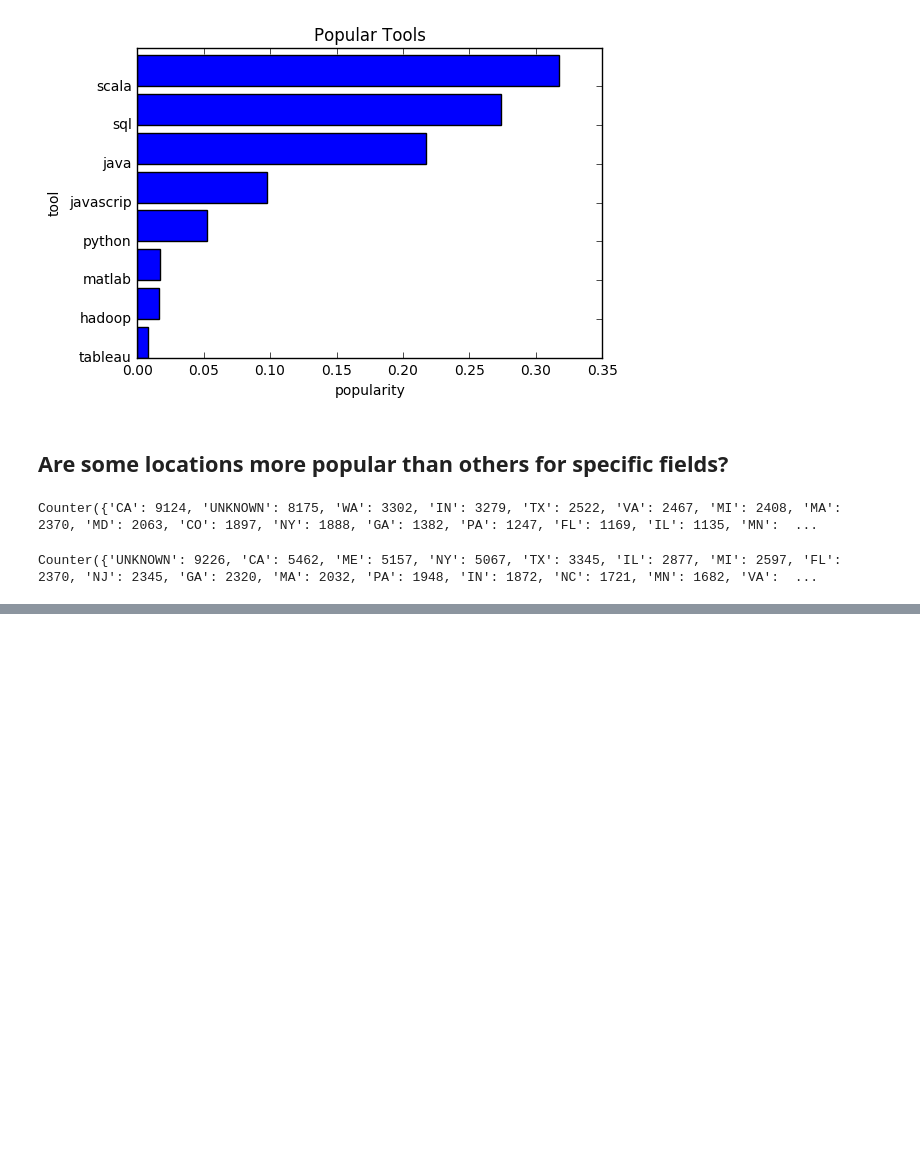
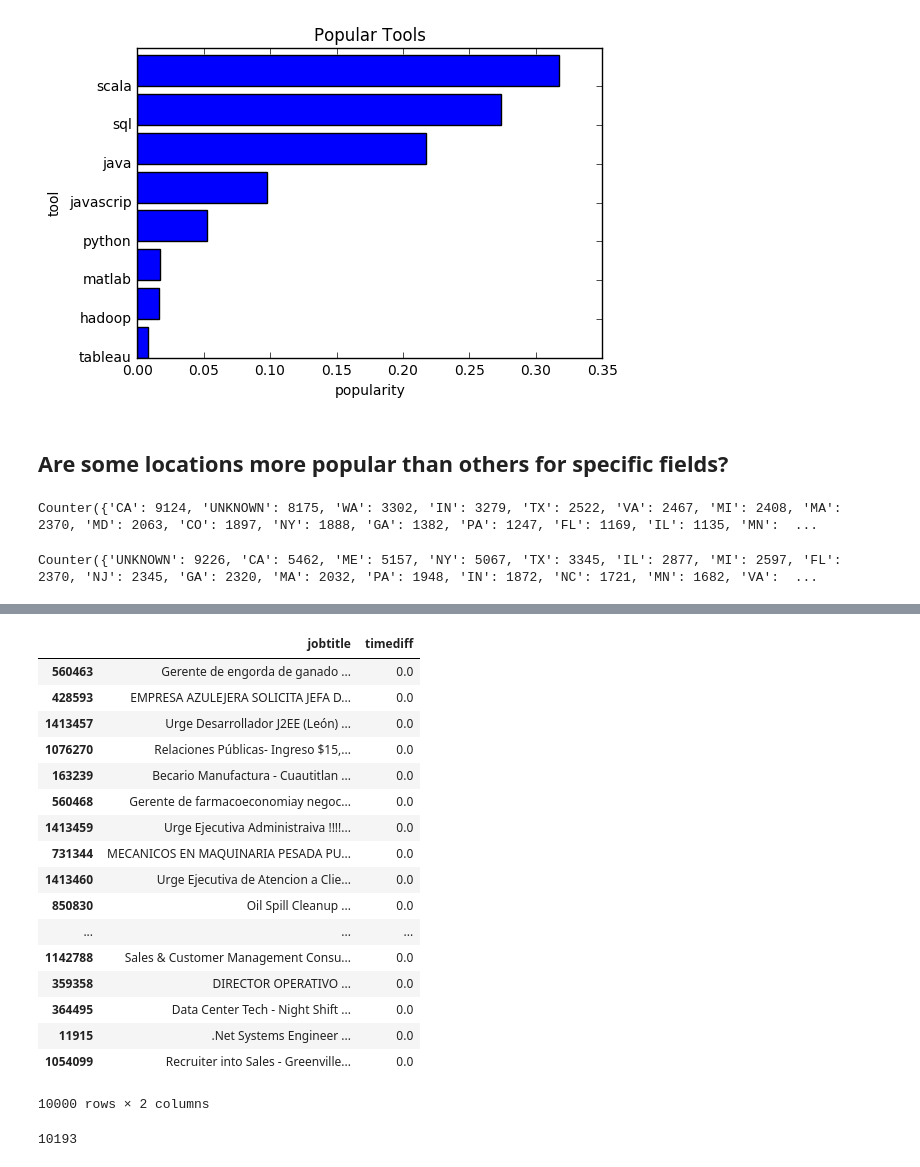
Before and after one commit to MSIA/vail, a Jupyter notebook: eda.ipynb, the cells around one changed output, grey strips where cells are left out. Cells and saved outputs as stored; diff of their text form; code cells hidden in the pictures; blank space fills up the shorter version.

```diff
--- a/eda.ipynb
+++ b/eda.ipynb
@@ -436,0 +500,28 @@ Counter({'UNKNOWN': 9226, 'CA': 5462, 'ME': 5157, 'NY': 5067, 'TX': 3345, 'IL':
+# %%
+timediff_jobtitle = timediff_jobtitle.dropna()
+fastest_jobtitle = timediff_jobtitle.tail(10000)
+fastest_jobtitle #job titles that are filled easily. Zero represents they were filled the same day
+# %% [output]
+|  | jobtitle | timediff |
+| 560463 | Gerente de engorda de ganado ... | 0.0 |
+| 428593 | EMPRESA AZULEJERA SOLICITA JEFA D... | 0.0 |
+| 1413457 | Urge Desarrollador J2EE (León) ... | 0.0 |
+| 1076270 | Relaciones Públicas- Ingreso $15,... | 0.0 |
+| 163239 | Becario Manufactura - Cuautitlan ... | 0.0 |
+| 560468 | Gerente de farmacoeconomiay negoc... | 0.0 |
+| 1413459 | Urge Ejecutiva Administraiva !!!!... | 0.0 |
+| 731344 | MECANICOS EN MAQUINARIA PESADA PU... | 0.0 |
+| 1413460 | Urge Ejecutiva de Atencion a Clie... | 0.0 |
+| 850830 | Oil Spill Cleanup ... | 0.0 |
+| ... | ... | ... |
+| 1142788 | Sales & Customer Management Consu... | 0.0 |
+| 359358 | DIRECTOR OPERATIVO ... | 0.0 |
+| 364495 | Data Center Tech - Night Shift ... | 0.0 |
+| 11915 | .Net Systems Engineer ... | 0.0 |
+| 1054099 | Recruiter into Sales - Greenville... | 0.0 |
+10000 rows × 2 columns
+# %%
+jobtitle_zerodiff = len(timediff_jobtitle[timediff_jobtitle['timediff']==0])
+jobtitle_zerodiff #number of jobs filled the same day
+# %% [output]
+10193
```
Also changed, not shown: parts of 41 cells of this notebook.
